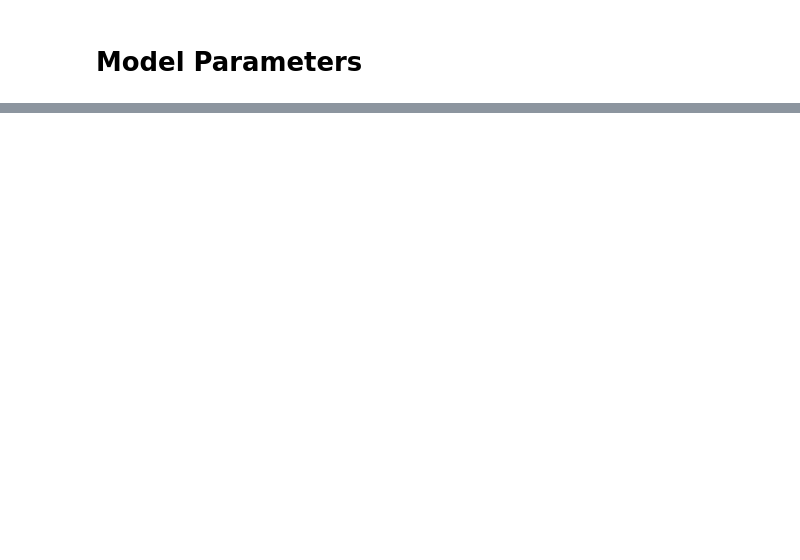
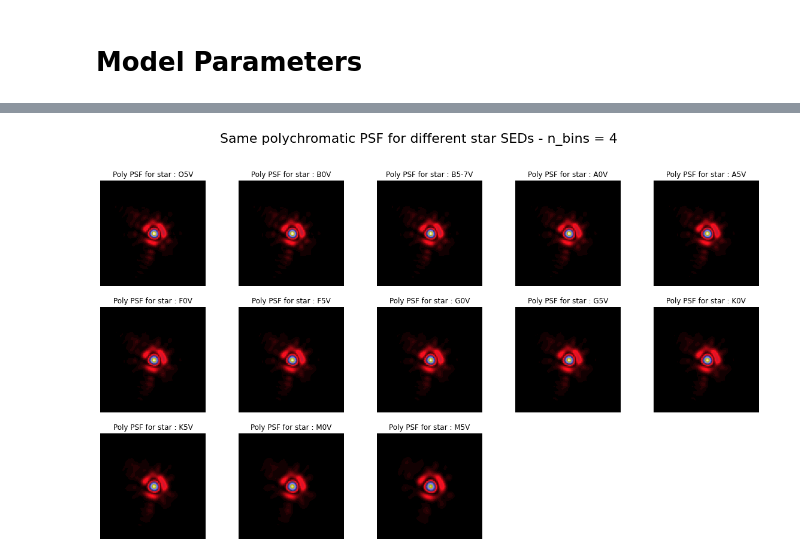
Before and after one commit to tobias-liaudat/wf-SEDs, a Jupyter notebook: improve_SEDs/notebooks/SED_errors.ipynb, the cells around one changed output, grey strips where cells are left out. Cells and saved outputs as stored; diff of their text form; code cells hidden in the pictures; blank space fills up the shorter version.

```diff
--- a/improve_SEDs/notebooks/SED_errors.ipynb
+++ b/improve_SEDs/notebooks/SED_errors.ipynb
@@ -146,5 +146,5 @@ plt.show()
 # %%
-for psf_, star_name in zip(poly_psf_list,SED_name):
+for psf_, star_name in zip(gt_poly_psf_list,SED_name):
     fig = plt.figure(figsize=(5,5), facecolor='white')
     plt.imshow(psf_,cmap='gist_stern', vmax=vmax, vmin=0)
     plt.title('Poly PSF for star : '+ star_name)
@@ -216,0 +247,19 @@ display(HTML(html))
+# %%
+vmax = np.max(np.abs(poly_psf_list[0]))
+
+fig, ax = plt.subplots(3, 5, figsize=(20,11), facecolor='white')
+fig.suptitle('Same polychromatic PSF for different star SEDs - n_bins = 4', fontsize=22)
+
+for axis,psf_,star_name in zip(ax.ravel(),poly_psf_list[0],SED_name):
+    im = axis.imshow(psf_,cmap='gist_stern', vmax=vmax, vmin=0)
+    axis.set_title('Poly PSF for star : '+ star_name)
+    axis.set_xticks([])
+
+
+for axis in ax.ravel():
+    axis.axis('off')
+
+#plt.savefig('../outputs/plots/PSF_for_each_SED.pdf')
+plt.show()
+# %% [output]
+[figure, added]
```
Also changed, not shown: parts of 9 cells of this notebook, 13 other files.
